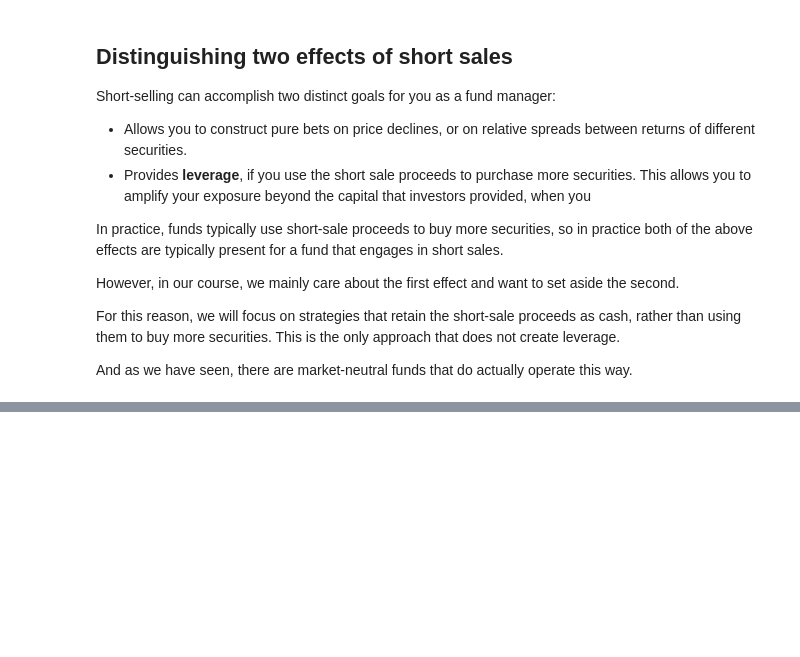
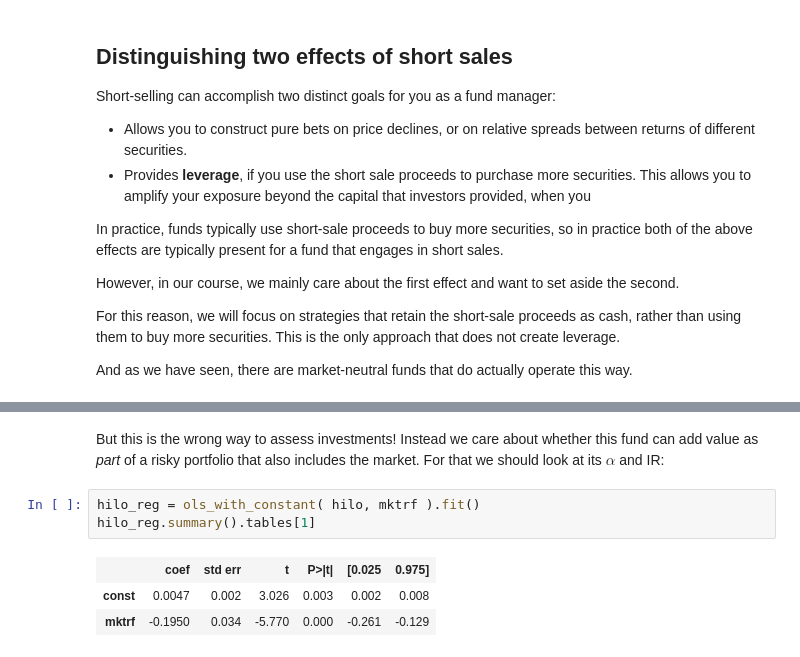
Before and after one commit to wgjm1986/Investments, a Jupyter notebook: Module 3/Week 11 - Short sales and dollar-neutral strategies/Short sales and dollar-neutral strategies.ipynb, the cells around one changed output, grey strips where cells are left out. Saved outputs shown, nothing was run; the diff lists cells and outputs as text; blank space fills up the shorter version.

```diff
--- a/Module 3/Week 11 - Short sales and dollar-neutral strategies/Short sales and dollar-neutral strategies.ipynb
+++ b/Module 3/Week 11 - Short sales and dollar-neutral strategies/Short sales and dollar-neutral strategies.ipynb
@@ -177,0 +292,9 @@ And as we have seen, there are market-neutral funds that do actually operate thi
+# %% [markdown]
+But this is the wrong way to assess investments! Instead we care about whether this fund can add value as *part* of a risky portfolio that also includes the market. For that we should look at its $\alpha$ and IR:
+# %%
+hilo_reg = ols_with_constant( hilo, mktrf ).fit()
+hilo_reg.summary().tables[1]
+# %% [output]
+|  | coef | std err | t | P>|t| | [0.025 | 0.975] |
+| const | 0.0047 | 0.002 | 3.026 | 0.003 | 0.002 | 0.008 |
+| mktrf | -0.1950 | 0.034 | -5.770 | 0.000 | -0.261 | -0.129 |
```
Also changed, not shown: parts of 46 cells of this notebook, 4 other files.
